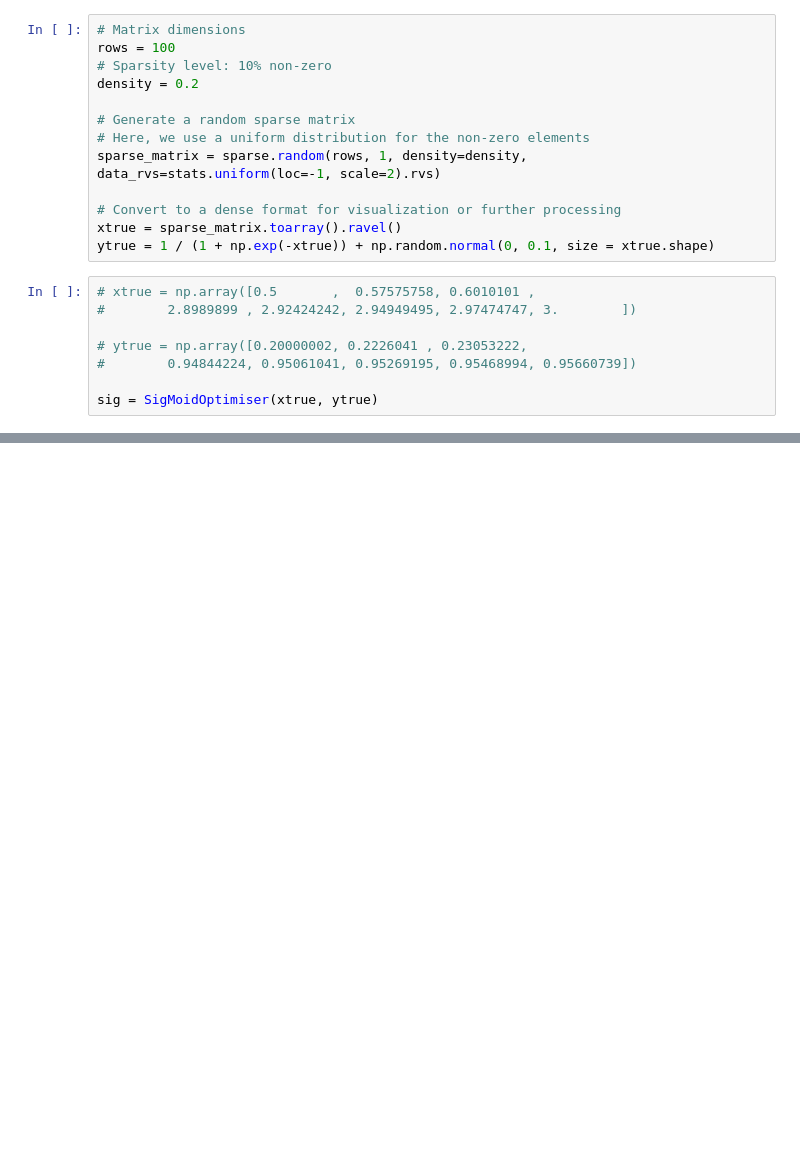
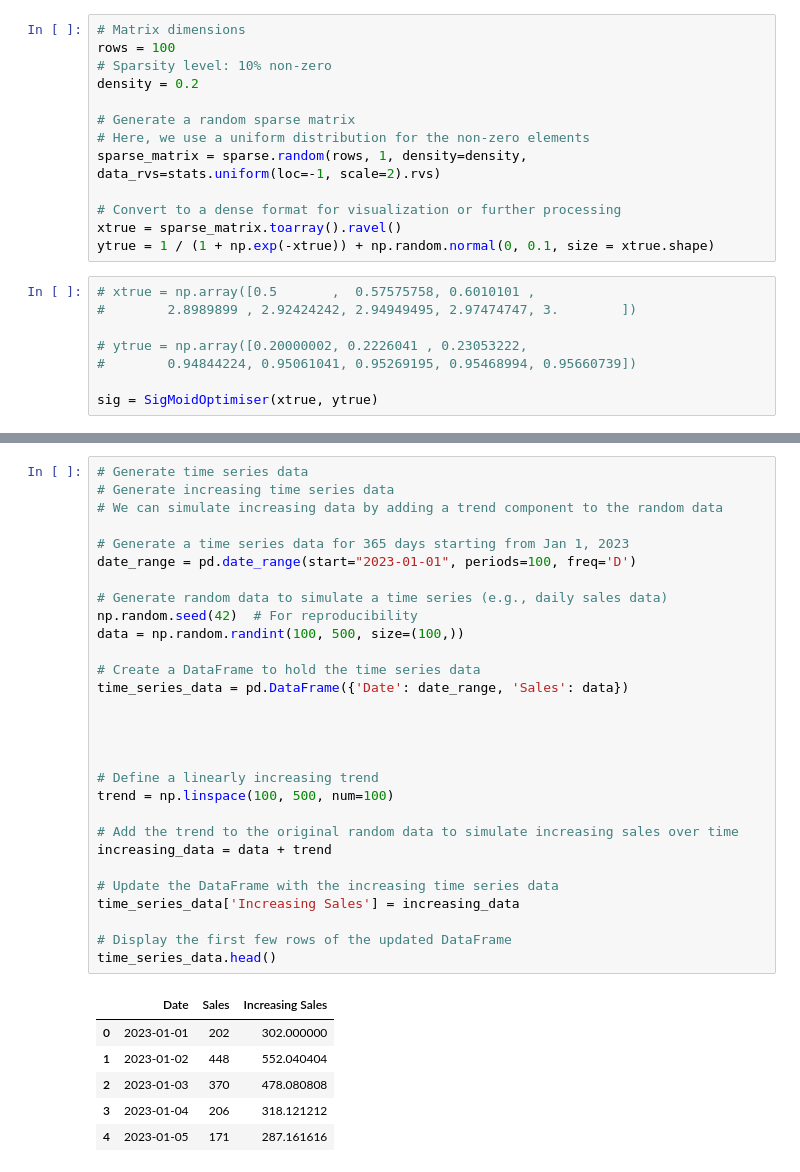
Before and after one commit to ScientificArchisman/Numerical-methods, a Jupyter notebook: Optimisation_algorithms/optim.ipynb, the cells around one changed output, grey strips where cells are left out. Saved outputs shown, nothing was run; the diff lists cells and outputs as text; blank space fills up the shorter version.

```diff
--- a/Optimisation_algorithms/optim.ipynb
+++ b/Optimisation_algorithms/optim.ipynb
@@ -484,0 +534,36 @@ MovieWriter imagemagick unavailable; using Pillow instead.
+# %%
+# Generate time series data
+# Generate increasing time series data
+# We can simulate increasing data by adding a trend component to the random data
+
+# Generate a time series data for 365 days starting from Jan 1, 2023
+date_range = pd.date_range(start="2023-01-01", periods=100, freq='D')
+
+# Generate random data to simulate a time series (e.g., daily sales data)
+np.random.seed(42)  # For reproducibility
+data = np.random.randint(100, 500, size=(100,))
+
+# Create a DataFrame to hold the time series data
+time_series_data = pd.DataFrame({'Date': date_range, 'Sales': data})
+
+
+
+
+# Define a linearly increasing trend
+trend = np.linspace(100, 500, num=100)
+
+# Add the trend to the original random data to simulate increasing sales over time
+increasing_data = data + trend
+
+# Update the DataFrame with the increasing time series data
+time_series_data['Increasing Sales'] = increasing_data
+
+# Display the first few rows of the updated DataFrame
+time_series_data.head()
+# %% [output]
+|  | Date | Sales | Increasing Sales |
+| 0 | 2023-01-01 | 202 | 302.000000 |
+| 1 | 2023-01-02 | 448 | 552.040404 |
+| 2 | 2023-01-03 | 370 | 478.080808 |
+| 3 | 2023-01-04 | 206 | 318.121212 |
+| 4 | 2023-01-05 | 171 | 287.161616 |
```
Also changed, not shown: parts of 6 cells of this notebook, 7 other files.
